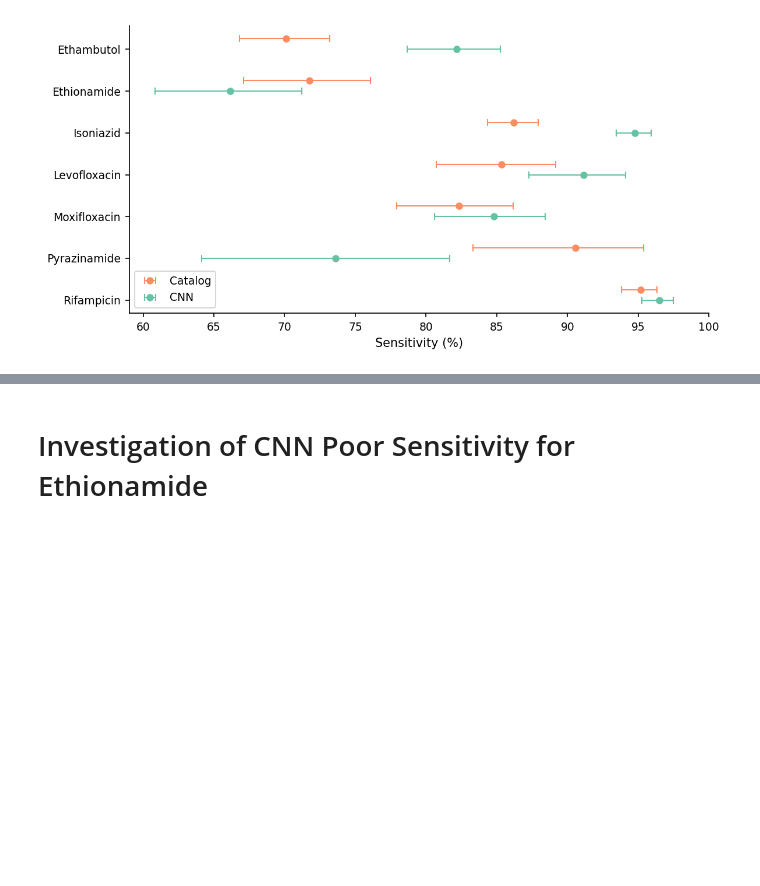
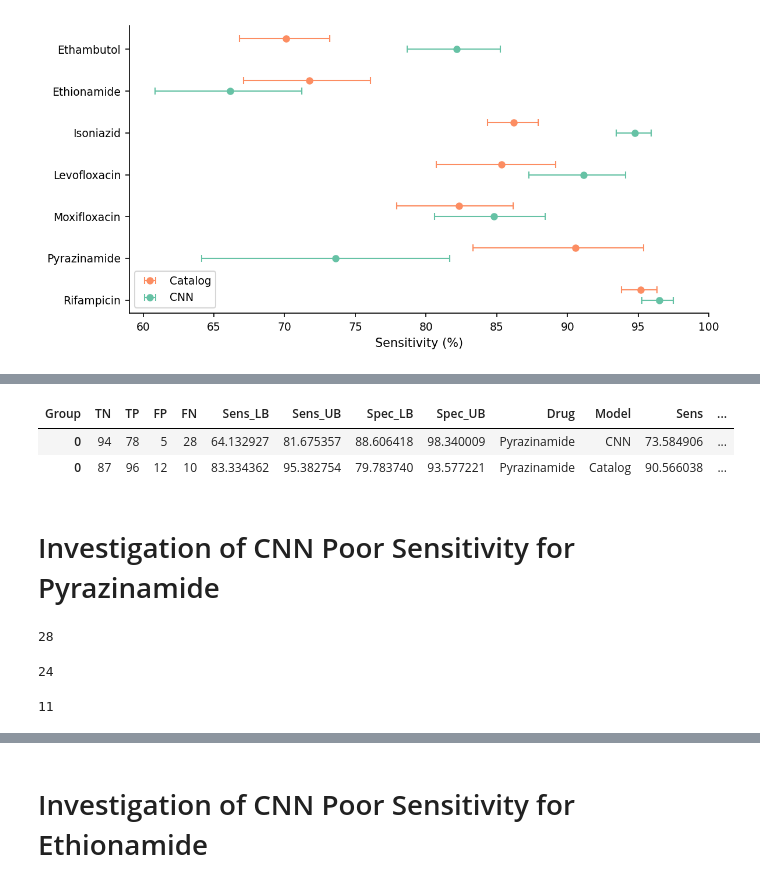
Before and after one commit to sanju99/MtbQuantCNN, a Jupyter notebook: analysis/performance_metrics.ipynb, the cells around one changed output, grey strips where cells are left out. Drawn from its saved outputs; the diff is of its cells as text; code cells hidden in the pictures; blank space fills up the shorter version.

```diff
--- a/analysis/performance_metrics.ipynb
+++ b/analysis/performance_metrics.ipynb
@@ -695,0 +698,8 @@ sensitivity_specificity_forest_plot(df_binary_statistics_CNN_catalog, 'Spec', 'S
+# %%
+df_binary_statistics_CNN_catalog.query("Drug=='Pyrazinamide'")
+# %% [output]
+| Group | TN | TP | FP | FN | Sens_LB | Sens_UB | Spec_LB | Spec_UB | Drug | Model | Sens | ... |
+| 0 | 94 | 78 | 5 | 28 | 64.132927 | 81.675357 | 88.606418 | 98.340009 | Pyrazinamide | CNN | 73.584906 | ... |
+| 0 | 87 | 96 | 12 | 10 | 83.334362 | 95.382754 | 79.783740 | 93.577221 | Pyrazinamide | Catalog | 90.566038 | ... |
+# %% [markdown]
+# Investigation of CNN Poor Sensitivity for Pyrazinamide
@@ -695,0 +716,10 @@ sensitivity_specificity_forest_plot(df_binary_statistics_CNN_catalog, 'Spec', 'S
+# %%
+search_isolates = df_PZA_pred.query("y_pred_binary==0 & y_test_binary==1").Isolate.values
+len(search_isolates)
+# %% [output]
+28
+# %%
+search_variants = isolate_variants.query("ROLLINGDB_ID in @search_isolates & drug=='Pyrazinamide' & confidence in ['1) Assoc w R', '2) Assoc w R - Interim']").variant.values
+len(search_variants)
+# %% [output]
+24
@@ -695,0 +728,4 @@ sensitivity_specificity_forest_plot(df_binary_statistics_CNN_catalog, 'Spec', 'S
+# %%
+len(set(search_variants) - set(training_variants))
+# %% [output]
+11
```
Also changed, not shown: parts of 9 cells of this notebook, 21 other files.
